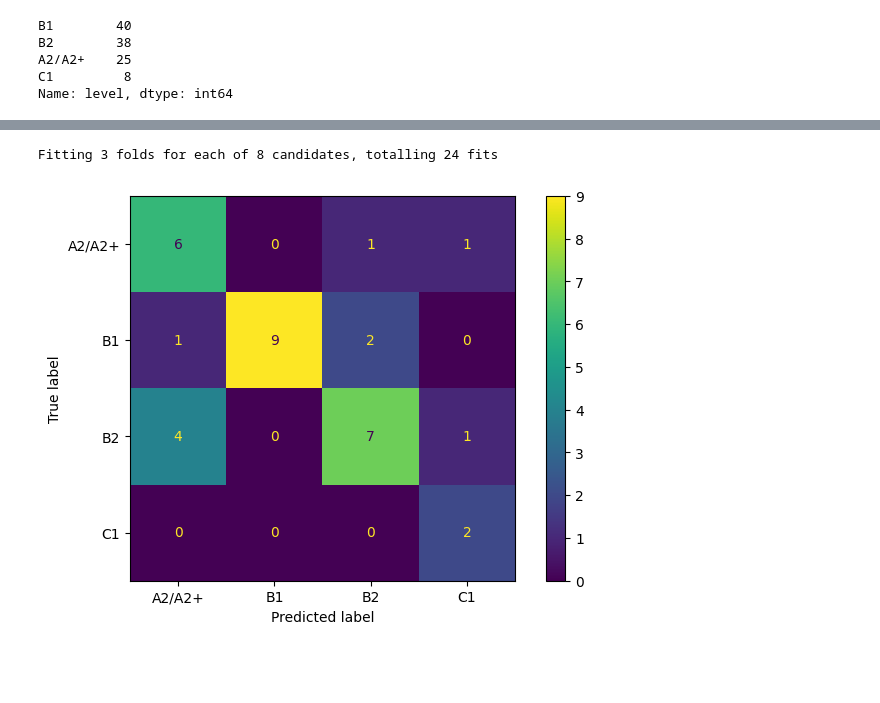
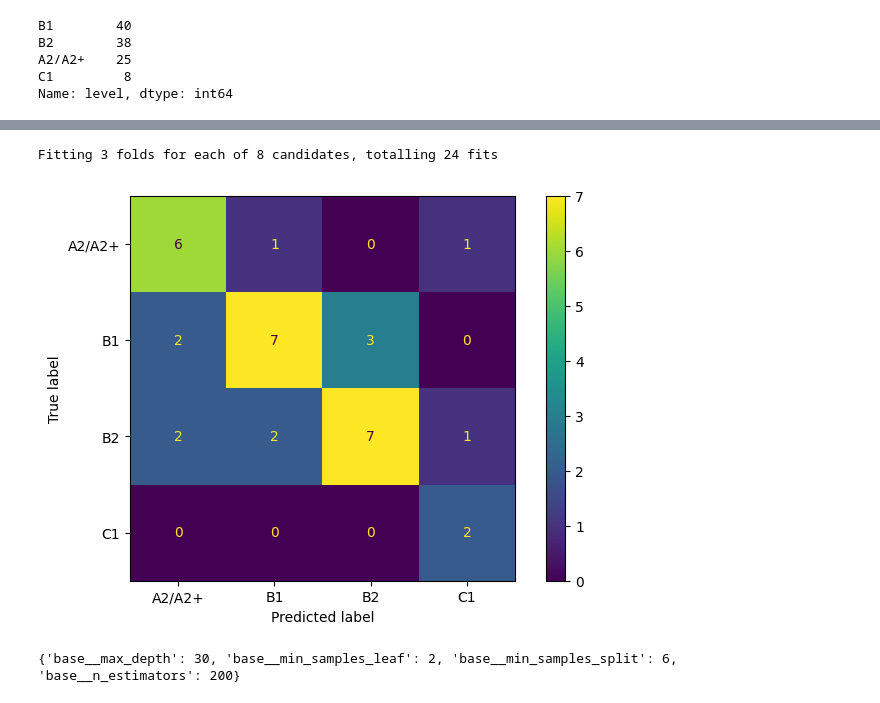
Before and after one commit to kirillva/workshop02, a Jupyter notebook: subtitles.ipynb, the cells around one changed output, grey strips where cells are left out. Cells and saved outputs as stored; diff of their text form; code cells hidden in the pictures; blank space fills up the shorter version.

```diff
--- a/subtitles.ipynb
+++ b/subtitles.ipynb
@@ -175,7 +175,7 @@ def search_best_estimator(pipeline, param_grid, x, y):
         verbose=2
     )
     _ = hrs.fit(x, y)
-    return hrs.best_estimator_
+    return hrs.best_estimator_, hrs.best_params_
 # %%
 def plot_confusion_matrix(y_test, y_preds, model):
     fig, ax = plt.subplots(figsize=(8,5))
@@ -232,13 +232,13 @@ pipeline = Pipeline(
 param_grid = {
     "tfidf__min_df": [i for i in range(30,50,5)],
     "tfidf__max_df": [i for i in range(100,500,30)],
-    "base__n_estimators": [i for i in range(150,250,50)],
-    "base__max_depth": [i for i in range(25,35,5)],
-    "base__min_samples_split":[i for i in range(6,10,2)],
-    "base__min_samples_leaf": [2],
+    # "base__n_estimators": [i for i in range(150,250,50)],
+    # "base__max_depth": [i for i in range(25,35,5)],
+    # "base__min_samples_split":[i for i in range(6,10,2)],
+    # "base__min_samples_leaf": [2],
 }
 
-estimator = search_best_estimator(pipeline, param_grid, x, y)
+estimator, best_params = search_best_estimator(pipeline, param_grid, x, y)
 
 X_train, X_test, y_train, y_test = train_test_split(
     x, y, random_state=42, test_size=0.3, stratify=y
@@ -247,6 +247,7 @@ estimator.fit(X_train, y_train)
 y_preds = estimator.predict(X_test)
 plot_confusion_matrix(y_test, y_preds, estimator)
 
-print(len(list(estimator[0].vocabulary_)))
+# print(len(list(estimator[0].vocabulary_)))
+print(best_params)
 # %% [output]
 Fitting 3 folds for each of 448 candidates, totalling 1344 fits
@@ -336,25 +332,27 @@ print( f' Model F1-score: {f1_score(y_test, y_preds2, average="weighted")}' )
 # %%
 vect_x = vectorizer.transform(x)
 vect_x = sparse.hstack((sparse.csr_matrix(df_films_splitted[['mean','median']].values), vect_x))
 
 nm = NearMiss()
 X_res, Y_res = nm.fit_resample(vect_x, y)
-pipeline2 = Pipeline( steps = [("base", RandomForestClassifier() )]  )
+pipeline3 = Pipeline( steps = [("base", RandomForestClassifier() )]  )
 
-param_grid2 = {
+param_grid3 = {
     "base__n_estimators": [i for i in range(150,250,50)],
     "base__max_depth": [i for i in range(25,35,5)],
     "base__min_samples_split":[i for i in range(6,10,2)],
     "base__min_samples_leaf": [2],
 }
-estimator2 = search_best_estimator(pipeline2, param_grid2, X_res, Y_res)
+estimator3, best_params3 = search_best_estimator(pipeline3, param_grid3, X_res, Y_res)
 X_train, X_test, y_train, y_test = train_test_split(
     vect_x, y, random_state=42, test_size=0.3, stratify=y
 )
-estimator2.fit(X_res, Y_res)
-y_preds2 = estimator2.predict(X_test)
-plot_confusion_matrix(y_test, y_preds2, estimator2)
+estimator3.fit(X_res, Y_res)
+y_preds3 = estimator3.predict(X_test)
+plot_confusion_matrix(y_test, y_preds3, estimator3)
+print(best_params3)
 # %% [output]
 Fitting 3 folds for each of 8 candidates, totalling 24 fits
-[figure, old version]
+[figure, new version]
+{'base__max_depth': 30, 'base__min_samples_leaf': 2, 'base__min_samples_split': 6, 'base__n_estimators': 200}
 # %%
```
Also changed, not shown: parts of 13 cells of this notebook, 1 other file.
